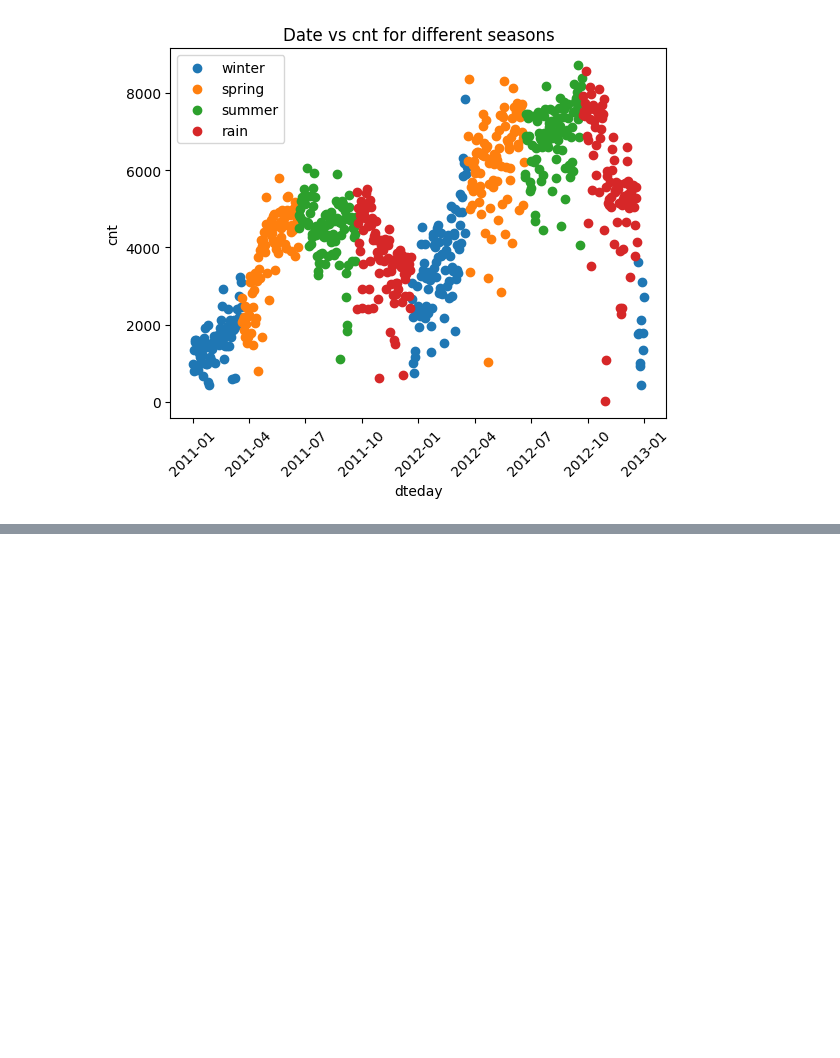
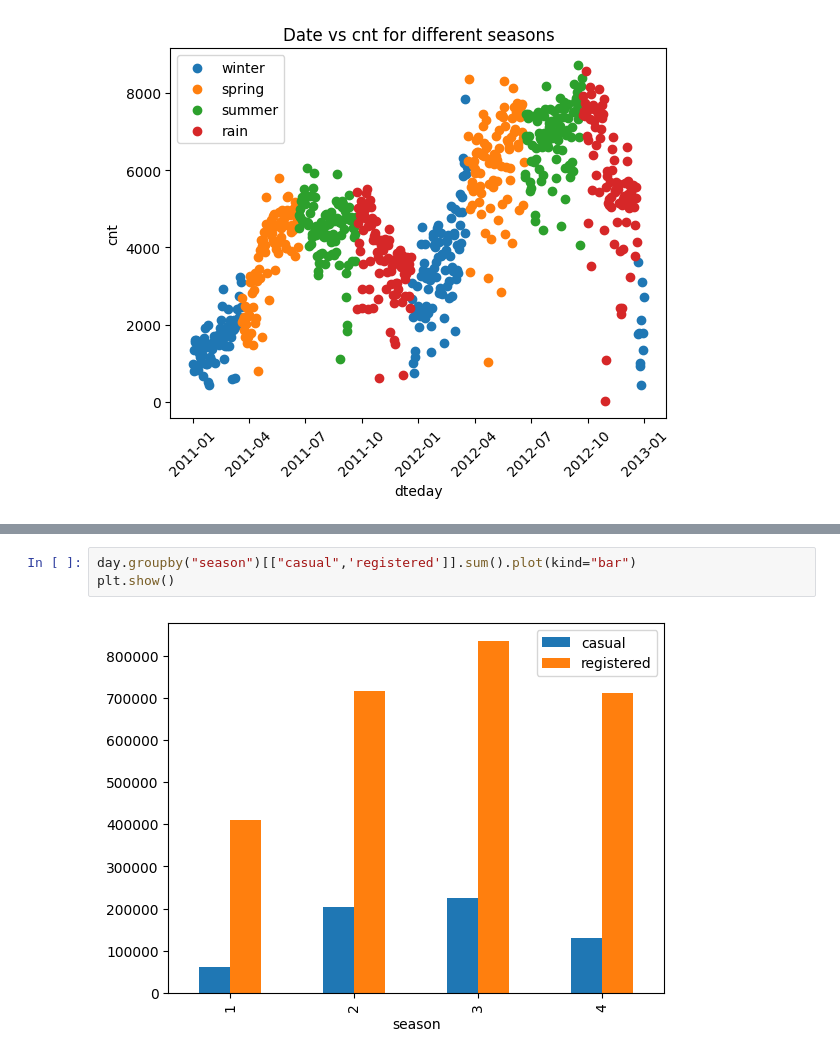
Before and after one commit to Aaditya-Singh0423/Machine-Learning, a Jupyter notebook: Visual_class_1/Visual_class_1/matplotlib.ipynb, the cells around one changed output, grey strips where cells are left out. Drawn from its saved outputs; the diff is of its cells as text; blank space fills up the shorter version.

```diff
--- a/Visual_class_1/Visual_class_1/matplotlib.ipynb
+++ b/Visual_class_1/Visual_class_1/matplotlib.ipynb
@@ -206,0 +230,5 @@ plt.show()
+# %%
+day.groupby("season")[["casual",'registered']].sum().plot(kind="bar")
+plt.show()
+# %% [output]
+[figure, added]
```
Also changed, not shown: parts of 9 cells of this notebook.
